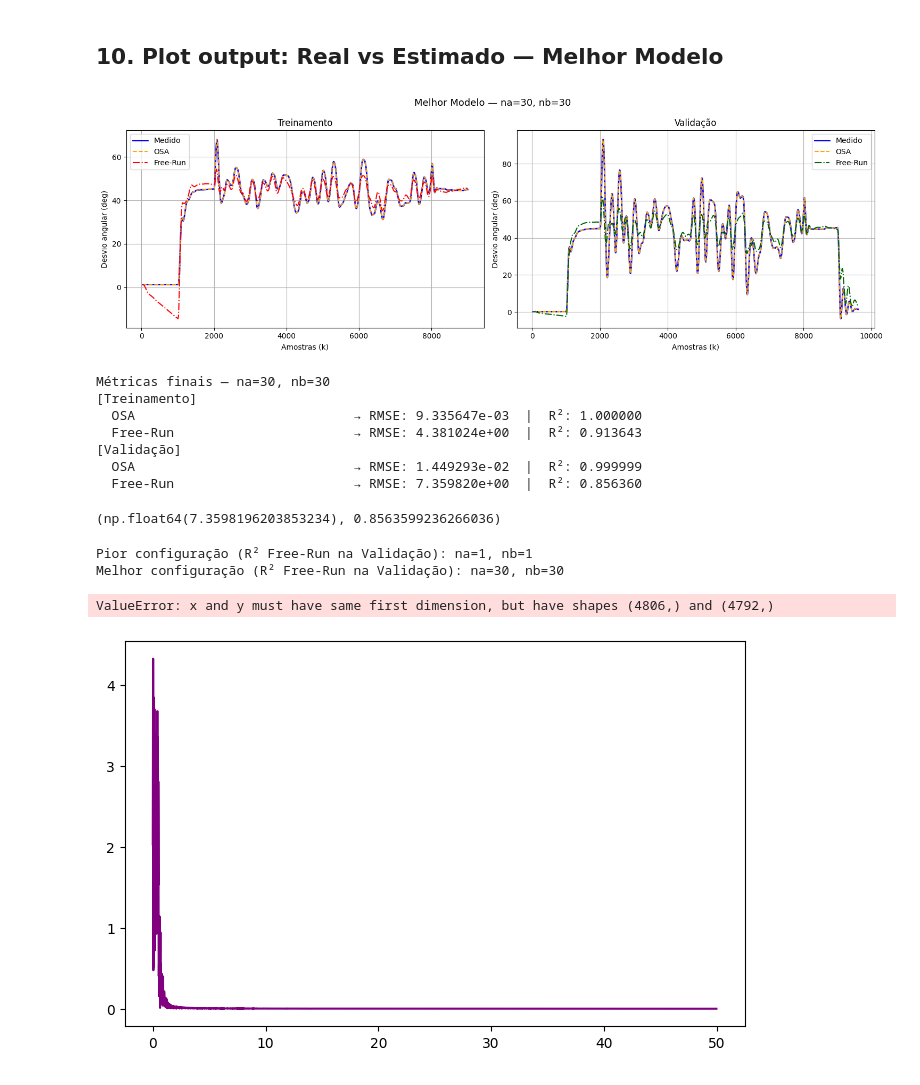
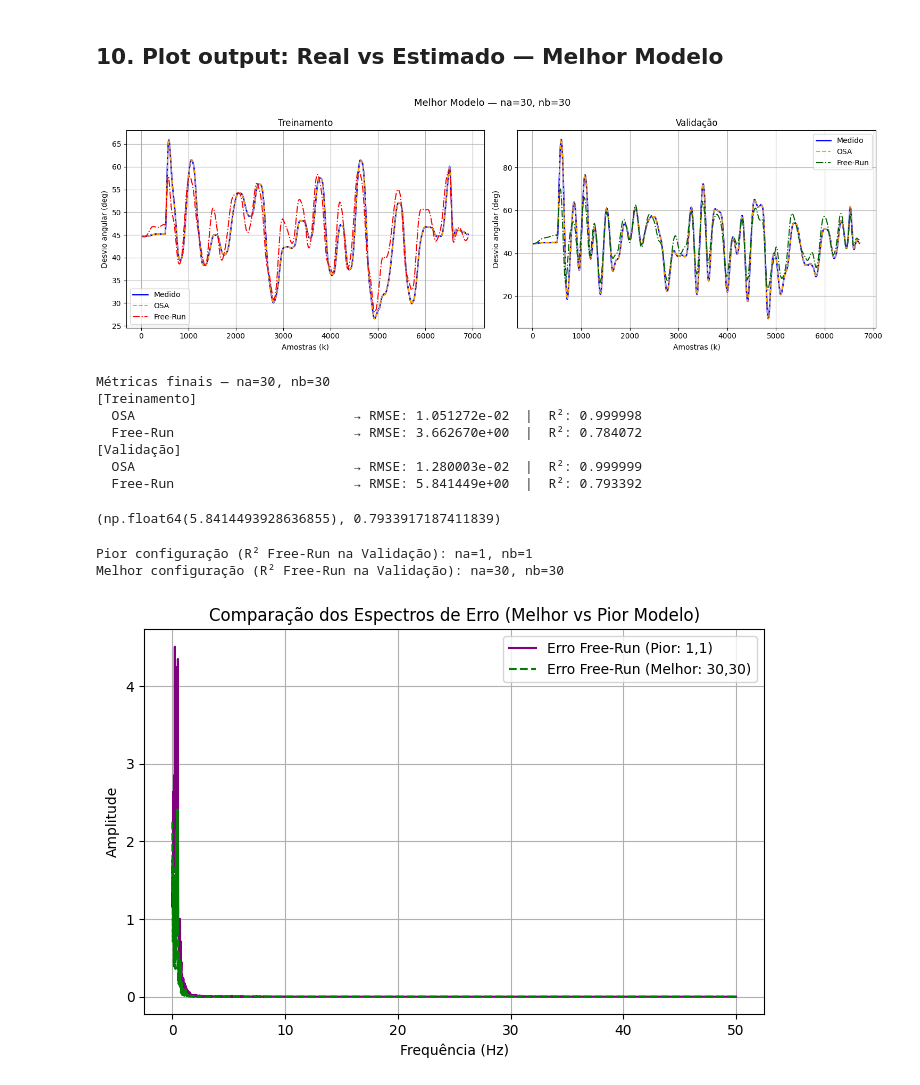
Before and after one commit to FelipeEduardoMarcondes/SYSTEM-IDENTIFICATION-AERO, a Jupyter notebook: identificação-collab/BLS_AEROPENDULO.ipynb, the cells around one changed output. Saved outputs shown, nothing was run; the diff lists cells and outputs as text; code cells hidden in the pictures.

```diff
--- a/identificação-collab/BLS_AEROPENDULO.ipynb
+++ b/identificação-collab/BLS_AEROPENDULO.ipynb
@@ -17,7 +17,7 @@ from sklearn.metrics import mean_squared_error, r2_score
 # -----------------------------------------------------------------------
 # Função auxiliar de carregamento
 # -----------------------------------------------------------------------
-def carregar_experimento(url, decimacao=1):
+def carregar_experimento(url, decimacao=1, start_idx=0, end_idx=None):
     df = pd.read_csv(url)
     df_sub = df.iloc[::decimacao].copy().reset_index(drop=True)
 
@@ -28,8 +28,12 @@ def carregar_experimento(url, decimacao=1):
         u_raw = df_sub['motor_percent'].values
 
     y_raw = df_sub['angulo_deg'].values
-    u = u_raw
-    y = y_raw
+
+    if end_idx is None:
+        end_idx = len(u_raw)
+
+    u = u_raw[start_idx:end_idx]
+    y = y_raw[start_idx:end_idx]
     return u, y
 
 BASE = (
@@ -43,8 +47,15 @@ BASE2 = (
 )
 
 
-u_TRA,  y_TRA  = carregar_experimento(BASE2 + "multi-seno-2_0807_17-13.csv") # Estimação
-u_TEST, y_TEST = carregar_experimento(BASE2 + "multi-seno-1_0807_16-57.csv") # Teste
+# Define limites de corte para remover ruído inicial e final
+CUT_TRA_START = 1500
+CUT_TRA_END = -1400
+
+CUT_TEST_START = 1500
+CUT_TEST_END = -1400
+
+u_TRA,  y_TRA  = carregar_experimento(BASE2 + "RODADA-1/multi-sine-1_0731_17-34.csv", start_idx=CUT_TRA_START, end_idx=CUT_TRA_END) # Estimação
+u_TEST, y_TEST = carregar_experimento(BASE2 + "RODADA-1/multi-sine-3_0731_17-45.csv", start_idx=CUT_TEST_START, end_idx=CUT_TEST_END) # Teste  # Teste
 
 N_total = len(u_TRA)
 print(f"TRA : {len(u_TRA)} amostras")
@@ -146,8 +158,8 @@ def espectro_amplitude(sinal, Ts):
 # %% [markdown]
 ## 4. Identificação BLS — Apenas Dados de Treinamento
 # %%
-na = 24
-nb = 8
+na = 30
+nb = 30
 
 # Matrizes de regressão: TREINAMENTO e VALIDAÇÃO
 Phi_TRA,  y_target_TRA  = create_regression_matrix(u_TRA,  y_TRA,  na, nb)
@@ -309,7 +321,7 @@ for (y_real, yhat_osa, yhat_fr, titulo) in [
 
 Treinamento em TRA, avaliação em TEST (generalização real do modelo).
 # %%
-ordens_teste = [(1,1),(1,2),(2,1),(2,2),(3,2),(2,3),(3,3),(4,3),(4,4),(8, 24), (30, 30), (24, 8)]
+ordens_teste = [(1,1),(1,2),(2,1),(2,2),(3,2),(2,3),(3,3),(4,3),(4,4),(8, 24), (24, 8), (25, 25), (30, 30), (30, 50), (50, 30), (50, 50), (60, 60)]
 resultados = []
 
 for na_t, nb_t in ordens_teste:
@@ -435,49 +447,56 @@ print("[Validação]")
 calcular_metricas(y_tst_b, osa_tst_b, "OSA")
 calcular_metricas(y_tst_b, fr_tst_b,  "Free-Run")
 # %% [output]
-[figure, old version]
+[figure, new version]
 Métricas finais — na=30, nb=30
 [Treinamento]
-  OSA                            → RMSE: 9.335647e-03  |  R²: 1.000000
-  Free-Run                       → RMSE: 4.381024e+00  |  R²: 0.913643
+  OSA                            → RMSE: 1.051272e-02  |  R²: 0.999998
+  Free-Run                       → RMSE: 3.662670e+00  |  R²: 0.784072
 [Validação]
-  OSA                            → RMSE: 1.449293e-02  |  R²: 0.999999
-  Free-Run                       → RMSE: 7.359820e+00  |  R²: 0.856360
+  OSA                            → RMSE: 1.280003e-02  |  R²: 0.999999
+  Free-Run                       → RMSE: 5.841449e+00  |  R²: 0.793392
-(np.float64(7.3598196203853234), 0.8563599236266036)
+(np.float64(5.8414493928636855), 0.7933917187411839)
 # %%
 # Comparação do Espectro entre o Melhor e o Pior Modelo (Validação)
 worst = df_res.loc[df_res['R2_FR_TST'].idxmin()]
 print(f"Pior configuração (R² Free-Run na Validação): na={int(worst.na)}, nb={int(worst.nb)}")
 print(f"Melhor configuração (R² Free-Run na Validação): na={int(best.na)}, nb={int(best.nb)}")
 
 na_w, nb_w = int(worst.na), int(worst.nb)
 p_w = max(na_w, nb_w)
 
 # Estimar e simular o pior modelo
 Phi_tra_w, y_tra_w = create_regression_matrix(u_TRA,  y_TRA,  na_w, nb_w)
 Phi_tst_w, y_tst_w = create_regression_matrix(u_TEST, y_TEST, na_w, nb_w)
 th_w, _, _, _ = np.linalg.lstsq(Phi_tra_w, y_tra_w, rcond=None)
 fr_tst_w = free_run_simulation(th_w, u_TEST, y_TEST, na_w, nb_w)
 
+# Alinhamento das matrizes
+p_max = max(p_w, p_b)
+
+y_tst_b_aligned = y_tst_b[p_max - p_b:]
+fr_tst_b_aligned = fr_tst_b[p_max - p_b:]
+y_tst_w_aligned = y_tst_w[p_max - p_w:]
+fr_tst_w_aligned = fr_tst_w[p_max - p_w:]
+
 # Sinais de erro (Validação) para os melhores e piores
-erro_FR_best = y_tst_b.flatten() - fr_tst_b.flatten()
-erro_FR_worst = y_tst_w.flatten() - fr_tst_w.flatten()
+erro_FR_best = y_tst_b_aligned.flatten() - fr_tst_b_aligned.flatten()
+erro_FR_worst = y_tst_w_aligned.flatten() - fr_tst_w_aligned.flatten()
 
 # Calcular espectros
 _, amp_erro_best = espectro_amplitude(erro_FR_best, Ts)
 xf, amp_erro_worst = espectro_amplitude(erro_FR_worst, Ts)
 
 fig, axes = plt.subplots(1, 1, figsize=(8, 5))
 axes.plot(xf, amp_erro_worst, label=f'Erro Free-Run (Pior: {na_w},{nb_w})', color='purple', lw=1.5)
 axes.plot(xf, amp_erro_best, label=f'Erro Free-Run (Melhor: {na_b},{nb_b})', color='green', lw=1.5, ls='--')
 axes.set_title('Comparação dos Espectros de Erro (Melhor vs Pior Modelo)')
 axes.set_xlabel('Frequência (Hz)')
 axes.set_ylabel('Amplitude')
 axes.legend()
 axes.grid(True)
 plt.show()
 # %% [output]
 Pior configuração (R² Free-Run na Validação): na=1, nb=1
 Melhor configuração (R² Free-Run na Validação): na=30, nb=30
-ValueError: x and y must have same first dimension, but have shapes (4806,) and (4792,)
-[figure, old version]
+[figure, new version]
```
Also changed, not shown: parts of 9 cells of this notebook, 27 other files.
